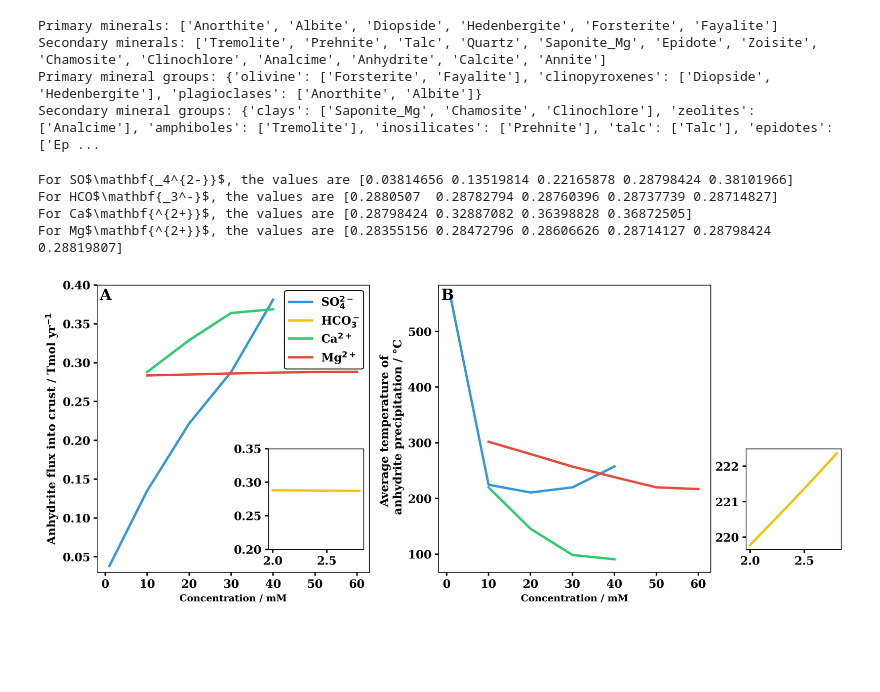
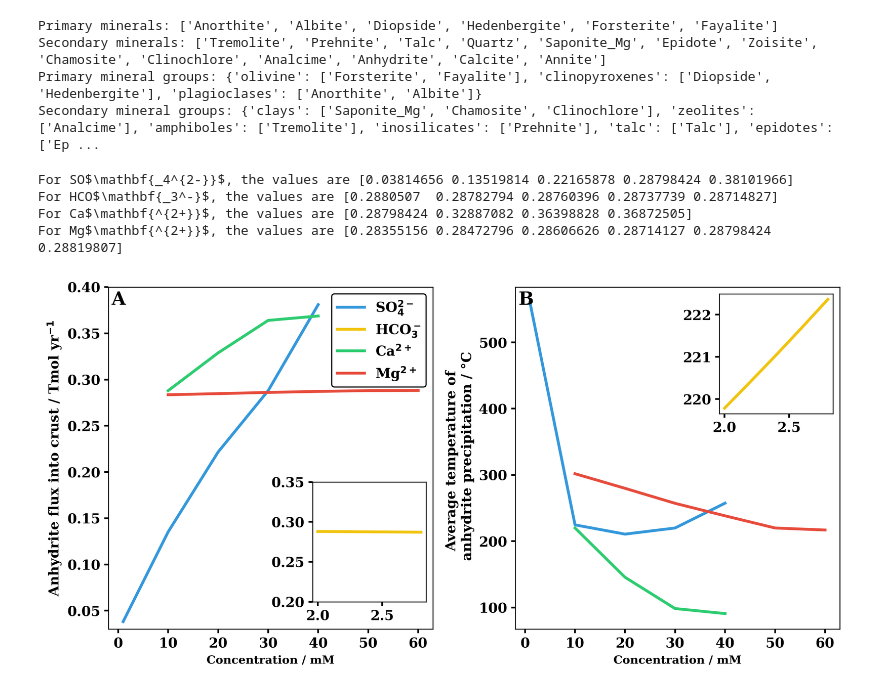
Before and after one commit to a-fotherby/hydrothermal_alteration, a Jupyter notebook: paper_figures/figure_5.ipynb, the cells around one changed output. Drawn from its saved outputs; the diff is of its cells as text; code cells hidden in the pictures; blank space fills up the shorter version.

```diff
--- a/paper_figures/figure_5.ipynb
+++ b/paper_figures/figure_5.ipynb
@@ -150,41 +150,41 @@ inset_ax = inset_axes(ax[0],
 inset_ax2 = inset_axes(ax[1],
                     width="70%", # width = 30% of parent_bbox
                     height="70%", # height : 1 inch
-                    bbox_to_anchor=(0.5, -0.05, 0.5, 0.5),
+                    bbox_to_anchor=(0.5, 0.5, 0.5, 0.5),
                     bbox_transform=ax[1].transAxes)
 
 # Plot flux (dummy function for example)
 plot_var = 'Anhydrite_VF'
 plot_flux(ax[0], inset_ax, concentrations, pf_data, plot_var, range_sets, leg_entries)
 
 custom_cycle = custom_color_cycler()
 for conc_range, range_set, legend_entry in zip(concentrations, range_sets, leg_entries):
     if legend_entry == 'HCO$\mathbf{_3^-}$':
         color = next(custom_cycle)
         inset_ax2.plot(conc_range, anhydrite_depth(pf_data.isel(file_number=slice(range_set[0], range_set[1] + 1))), label=legend_entry, color=color)
         ax[1].plot([], [], label=legend_entry, color=color)
     else:
         ax[1].plot(conc_range, anhydrite_depth(pf_data.isel(file_number=slice(range_set[0], range_set[1] + 1))), label=legend_entry, color=next(custom_cycle))
 
 ax[0].set_ylabel('Anhydrite flux into crust / Tmol yr$^{-1}$', fontsize=fontsize)
 ax[0].set_xlabel('Concentration / mM')
 ax[0].set_ylim(0.03, 0.4)
 ax[1].set_ylabel('Average temperature of \n anhydrite precipitation / °C', fontsize=fontsize)
 ax[1].set_xlabel('Concentration / mM')
 ax[0].legend()
 
 inset_ax.set_ylim(0.2, 0.35)
 
 # Show and save the figure
 fig.tight_layout()
 fig.show()
 fig.savefig('output/figure_5.png', dpi=300, transparent=True)
 # %% [output]
 For SO$\mathbf{_4^{2-}}$, the values are [0.03814656 0.13519814 0.22165878 0.28798424 0.38101966]
 For HCO$\mathbf{_3^-}$, the values are [0.2880507  0.28782794 0.28760396 0.28737739 0.28714827]
 For Ca$\mathbf{^{2+}}$, the values are [0.28798424 0.32887082 0.36398828 0.36872505]
 For Mg$\mathbf{^{2+}}$, the values are [0.28355156 0.28472796 0.28606626 0.28714127 0.28798424 0.28819807]
-[figure, old version]
+[figure, new version]
 # %%
 # Code for: <Add description here>
 file_numbers = range(17)  # List of file numbers to plot
```
